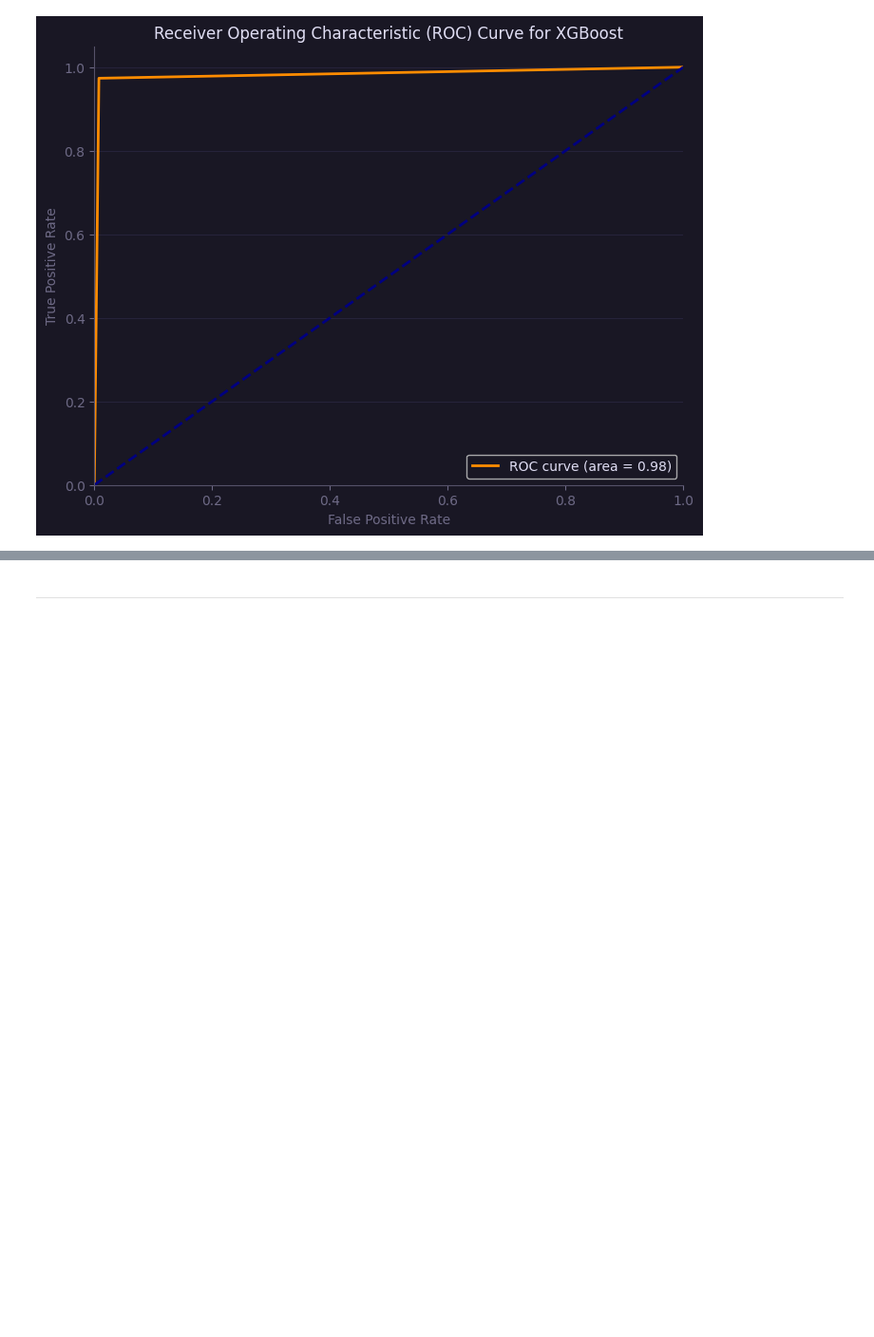
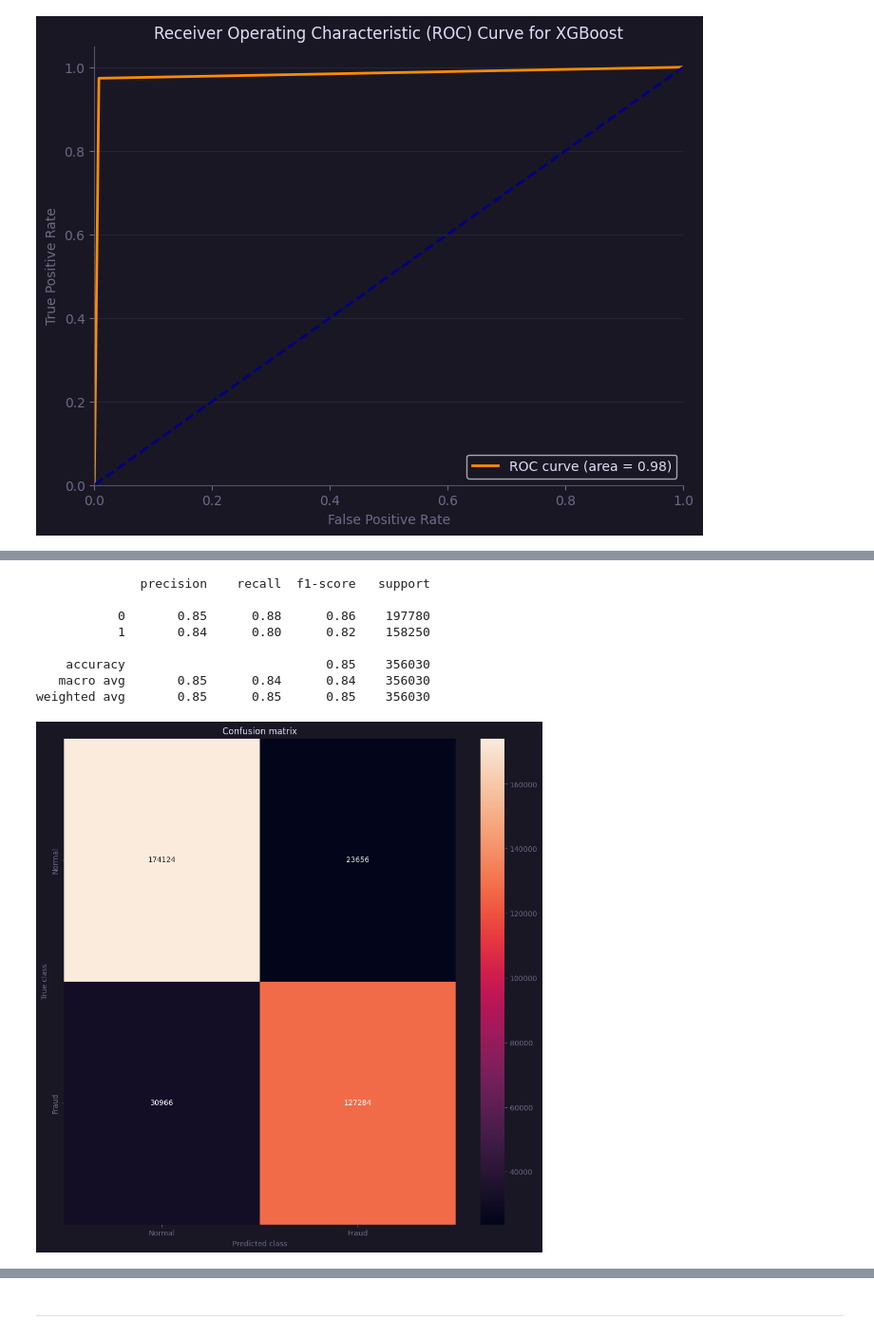
Before and after one commit to rcwylie/Fraudulent_payments, a Jupyter notebook: n_Code.ipynb, the cells around one changed output, grey strips where cells are left out. Shown at 95% size. Drawn from its saved outputs; the diff is of its cells as text; code cells hidden in the pictures; blank space fills up the shorter version.

```diff
--- a/n_Code.ipynb
+++ b/n_Code.ipynb
@@ -897,0 +961,4 @@ plt.show()
+# %%
+# Predicting the Test set results
+y_pred_ann = classifier.predict(np.asarray(X_test).astype('float32'))
+y_pred_ann = (y_pred_ann > 0.5)
@@ -897,0 +967,23 @@ plt.show()
+# %%
+print(classification_report(y_test,y_pred_ann))
+
+#printing the confusion matrix
+LABELS = ['Normal', 'Fraud']
+conf_matrix = confusion_matrix(y_test, y_pred_ann)
+plt.figure(figsize=(12, 12))
+sns.heatmap(conf_matrix, xticklabels=LABELS,
+            yticklabels=LABELS, annot=True, fmt="d");
+plt.title("Confusion matrix")
+plt.ylabel('True class')
+plt.xlabel('Predicted class')
+plt.show()
+# %% [output]
+              precision    recall  f1-score   support
+
+           0       0.85      0.88      0.86    197780
+           1       0.84      0.80      0.82    158250
+
+    accuracy                           0.85    356030
+   macro avg       0.85      0.84      0.84    356030
+weighted avg       0.85      0.85      0.85    356030
+[figure, added]
```
Also changed, not shown: parts of 4 cells of this notebook, 1 other file.
